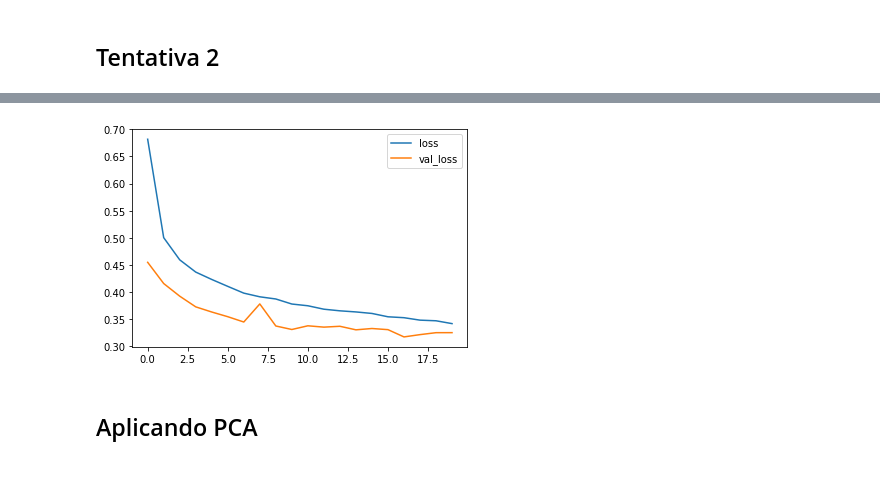
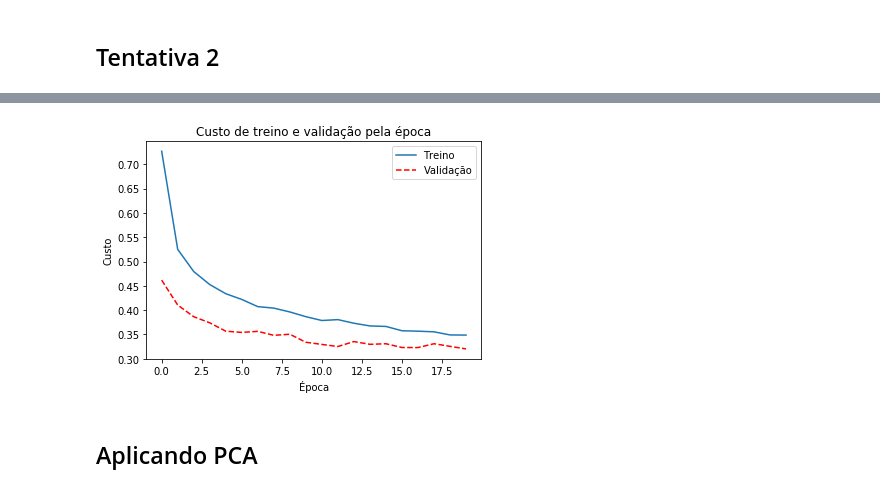
Before and after one commit to gihbatalha/neural-net-dimensionality-cluster, a Jupyter notebook: Projeto3.ipynb, the cells around one changed output, grey strips where cells are left out. Saved outputs shown, nothing was run; the diff lists cells and outputs as text; code cells hidden in the pictures.

```diff
--- a/Projeto3.ipynb
+++ b/Projeto3.ipynb
@@ -100,10 +98,10 @@ initializer = keras.initializers.RandomUniform(minval=-0.05, maxval=0.05, seed=3
 # %%
 model = keras.Sequential([
-    keras.layers.Dense(128, activation='relu',kernel_initializer=initializer, bias_initializer='ones'),
+    keras.layers.Dense(128, activation='relu', bias_initializer='ones'),
     keras.layers.Dropout(0.5),
-    keras.layers.Dense(64, activation='relu',kernel_initializer=initializer, bias_initializer='ones'),
+    keras.layers.Dense(64, activation='relu', bias_initializer='ones'),
     keras.layers.Dropout(0.2),
-    keras.layers.Dense(10, activation='softmax',kernel_initializer=initializer, bias_initializer='ones')
+    keras.layers.Dense(10, activation='softmax', bias_initializer='ones')
 ])
 
 model.compile(optimizer='adam', loss='sparse_categorical_crossentropy',metrics=['accuracy'])
@@ -130,11 +128,6 @@ Epoch 20/20
-# %%
-loss = train_history2.history['loss']
-val_loss = train_history2.history['val_loss']
-plt.plot(loss)
-plt.plot(val_loss)
-plt.legend(['loss', 'val_loss'])
-plt.show()
-# %% [output]
-[figure, removed]
+# %%
+plotTrainValError(train_history2)
+# %% [output]
+[figure, added]
 # %% [markdown]
 ## Aplicando PCA
```
Also changed, not shown: parts of 130 cells of this notebook.
